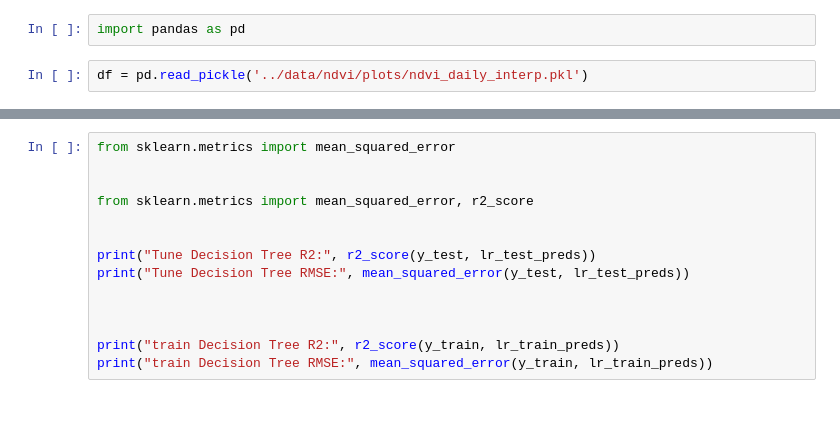
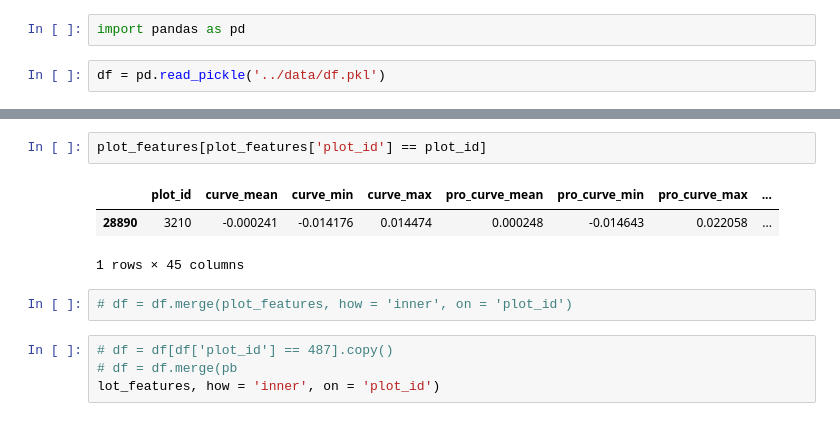
Before and after one commit to simonhansedasi/GrapeExpectations, a Jupyter notebook: RegressionRidge/ML/time_series.ipynb, the cells around one changed output, grey strips where cells are left out. Drawn from its saved outputs; the diff is of its cells as text.

```diff
--- a/RegressionRidge/ML/time_series.ipynb
+++ b/RegressionRidge/ML/time_series.ipynb
@@ -1,4 +1,4 @@
 # %%
 import pandas as pd
 # %%
-df = pd.read_pickle('../data/ndvi/plots/ndvi_daily_interp.pkl')
+df = pd.read_pickle('../data/df.pkl')
@@ -103,14 +81,12 @@ plt.show()
-# %%
-from sklearn.metrics import mean_squared_error
-
-
-from sklearn.metrics import mean_squared_error, r2_score
-
-
-print("Tune Decision Tree R2:", r2_score(y_test, lr_test_preds))
-print("Tune Decision Tree RMSE:", mean_squared_error(y_test, lr_test_preds))
-
-
-
-print("train Decision Tree R2:", r2_score(y_train, lr_train_preds))
-print("train Decision Tree RMSE:", mean_squared_error(y_train, lr_train_preds))
+# %%
+plot_features[plot_features['plot_id'] == plot_id]
+# %% [output]
+|  | plot_id | curve_mean | curve_min | curve_max | pro_curve_mean | pro_curve_min | pro_curve_max | ... |
+| 28890 | 3210 | -0.000241 | -0.014176 | 0.014474 | 0.000248 | -0.014643 | 0.022058 | ... |
+1 rows × 45 columns
+# %%
+# df = df.merge(plot_features, how = 'inner', on = 'plot_id')
+# %%
+# df = df[df['plot_id'] == 487].copy()
+# df = df.merge(pb
+lot_features, how = 'inner', on = 'plot_id')
```
Also changed, not shown: parts of 19 cells of this notebook, 3 other files.
